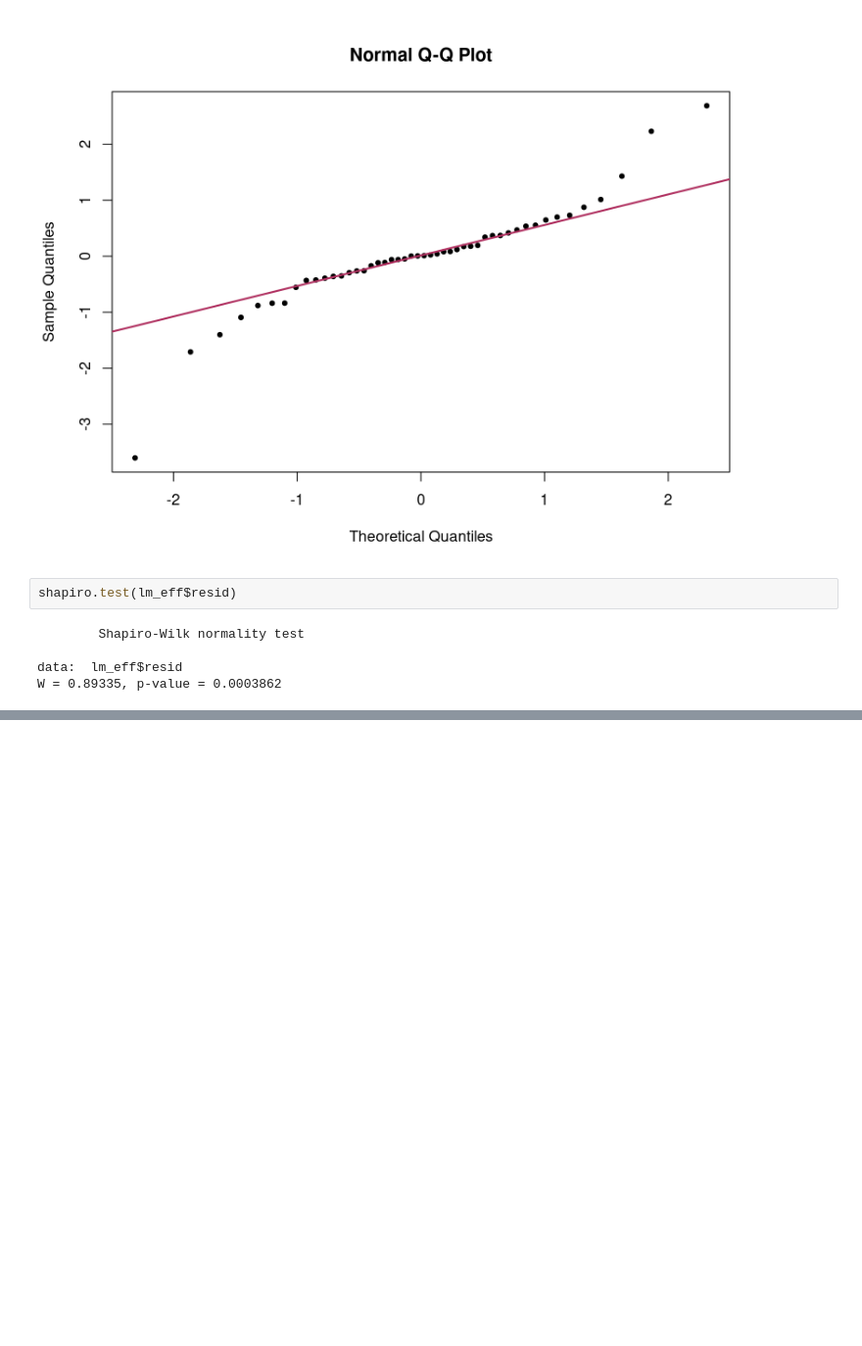
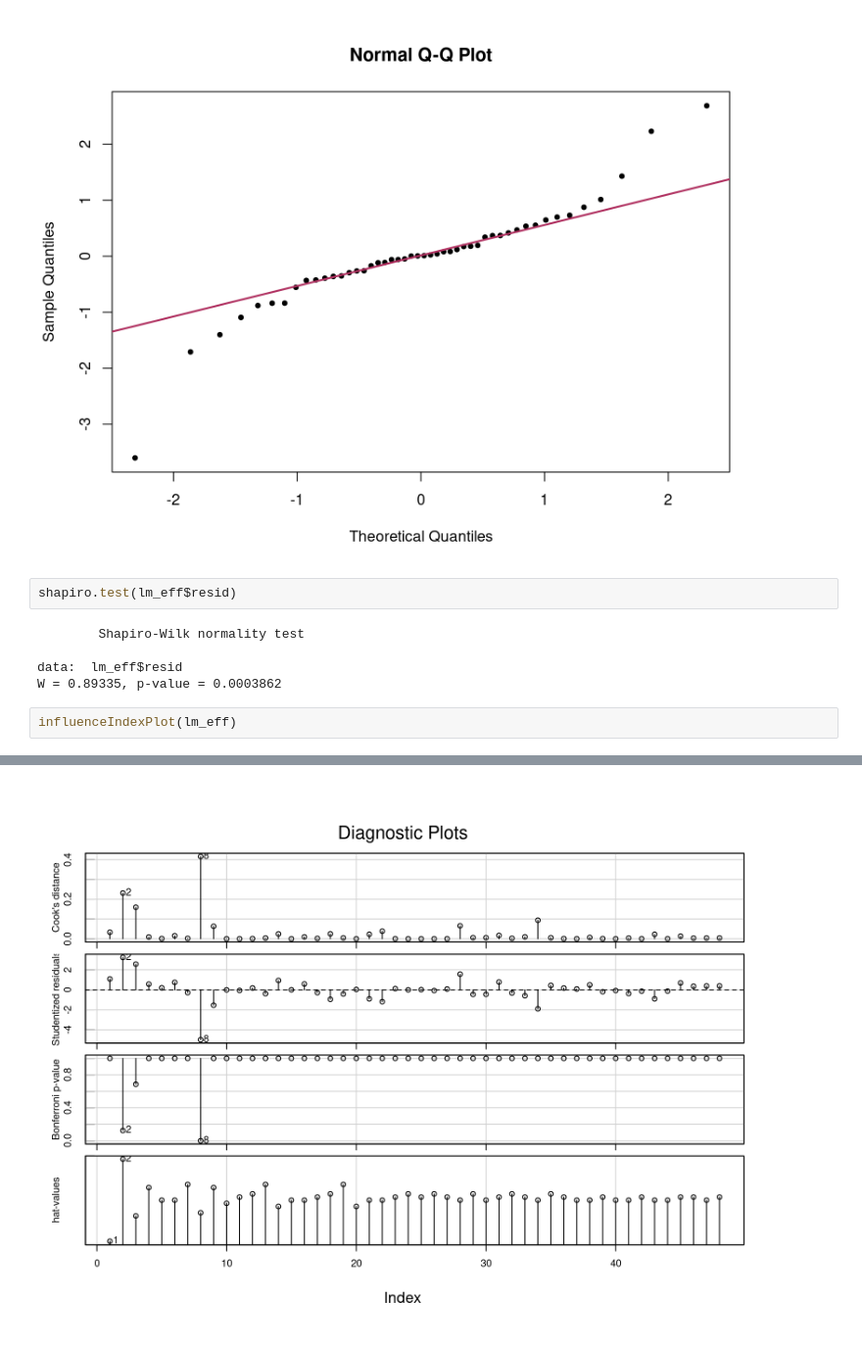
Before and after one commit to hkopanski/ST_518_Project, a Jupyter notebook: project.ipynb, the cells around one changed output, grey strips where cells are left out. Shown at 98% size. Cells and saved outputs as stored; diff of their text form; blank space fills up the shorter version.

```diff
--- a/project.ipynb
+++ b/project.ipynb
@@ -414,3 +402,6 @@ shapiro.test(lm_eff$resid)
 
 data:  lm_eff$resid
 W = 0.89335, p-value = 0.0003862
+# %%
+influenceIndexPlot(lm_eff)
+# %% [output]
@@ -416,0 +410 @@ W = 0.89335, p-value = 0.0003862
+[figure, added]
```
Also changed, not shown: parts of 2 cells of this notebook.
